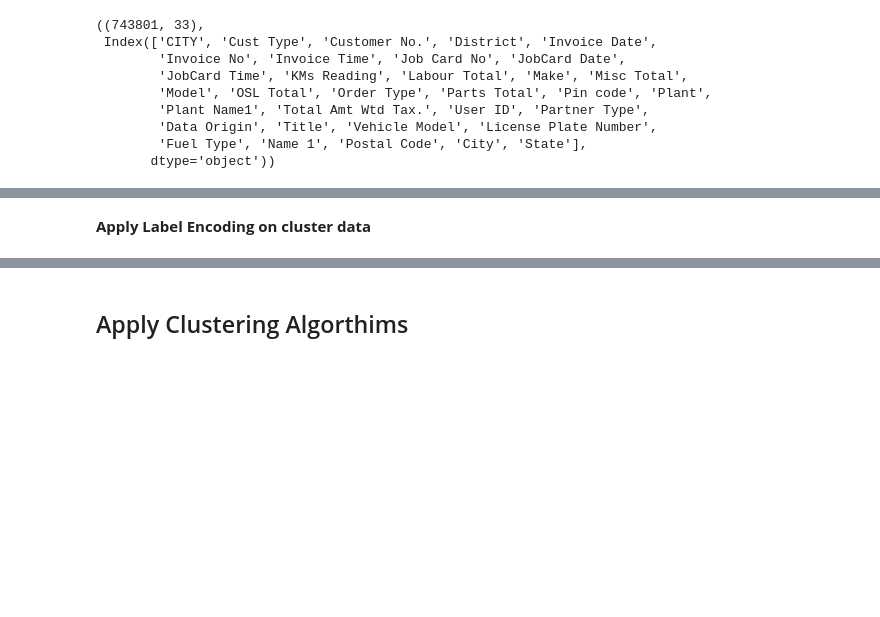
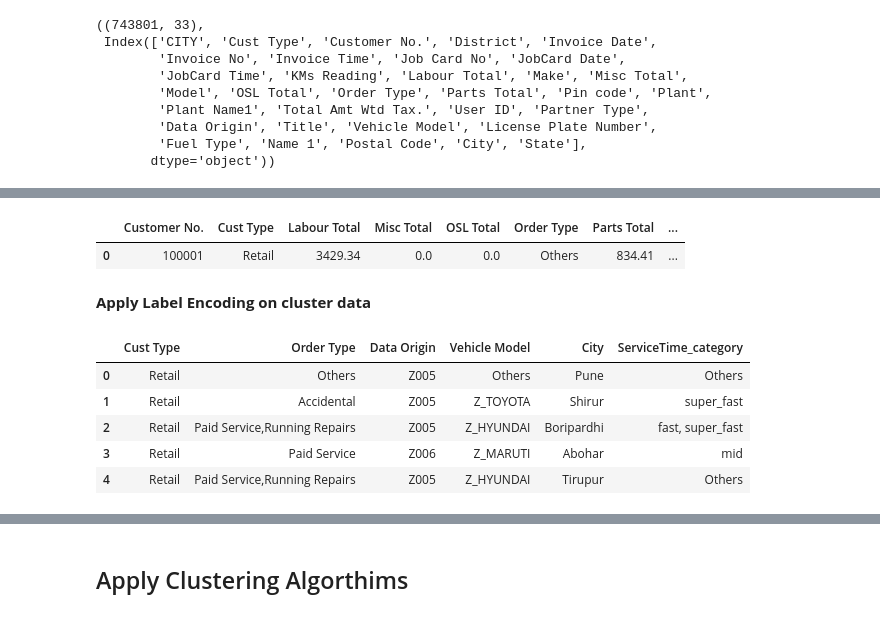
Before and after one commit to shailendrajain2892/Mahindra-First-Choice-Capstone-Project, a Jupyter notebook: Capstone_Mahindra_First_Choice.ipynb, the cells around one changed output, grey strips where cells are left out. Saved outputs shown, nothing was run; the diff lists cells and outputs as text; code cells hidden in the pictures; blank space fills up the shorter version.

```diff
--- a/Capstone_Mahindra_First_Choice.ipynb
+++ b/Capstone_Mahindra_First_Choice.ipynb
@@ -609,3 +767,14 @@ pd.get_dummies(cluster_data['Order Type']).shape
+# %%
+invoice_grouped_data.drop(columns=['Description'], inplace=True)
+# %%
+most_freq_used_item_categ = ((invoice_grouped_data['Item Category'].value_counts()/len(invoice_grouped_data['Item Category']))*100).iloc[0:11].index
+# %%
+invoice_grouped_data['Item Category'] = invoice_grouped_data['Item Category'].apply(lambda x: 'Others' if x not in most_freq_used_item_categ else x)
+# %%
+invoice_grouped_data.head(1)
+# %% [output]
+|  | Customer No. | Cust Type | Labour Total | Misc Total | OSL Total | Order Type | Parts Total | ... |
+| 0 | 100001 | Retail | 3429.34 | 0.0 | 0.0 | Others | 834.41 | ... |
 # %% [markdown]
 **Apply Label Encoding on cluster data**
 # %%
@@ -613,5 +782,14 @@ from sklearn.preprocessing import LabelEncoder
 # %%
 le = LabelEncoder()
 # %%
-cluster_data_categroical = cluster_data[['Cust Type', 'Order Type', 'Plant', 'Data Origin', 'Vehicle Model', 'City', 'State']]
+invoice_grouped_data_categroical = invoice_grouped_data[['Cust Type', 'Order Type',  'OSL Total', 'Vehicle Model', 'City', 'ServiceTime_category']]
+# %%
+invoice_grouped_data_categroical.head()
+# %% [output]
+|  | Cust Type | Order Type | Data Origin | Vehicle Model | City | ServiceTime_category |
+| 0 | Retail | Others | Z005 | Others | Pune | Others |
+| 1 | Retail | Accidental | Z005 | Z_TOYOTA | Shirur | super_fast |
+| 2 | Retail | Paid Service,Running Repairs | Z005 | Z_HYUNDAI | Boripardhi | fast, super_fast |
+| 3 | Retail | Paid Service | Z006 | Z_MARUTI | Abohar | mid |
+| 4 | Retail | Paid Service,Running Repairs | Z005 | Z_HYUNDAI | Tirupur | Others |
 # %%
```
Also changed, not shown: parts of 84 cells of this notebook.
